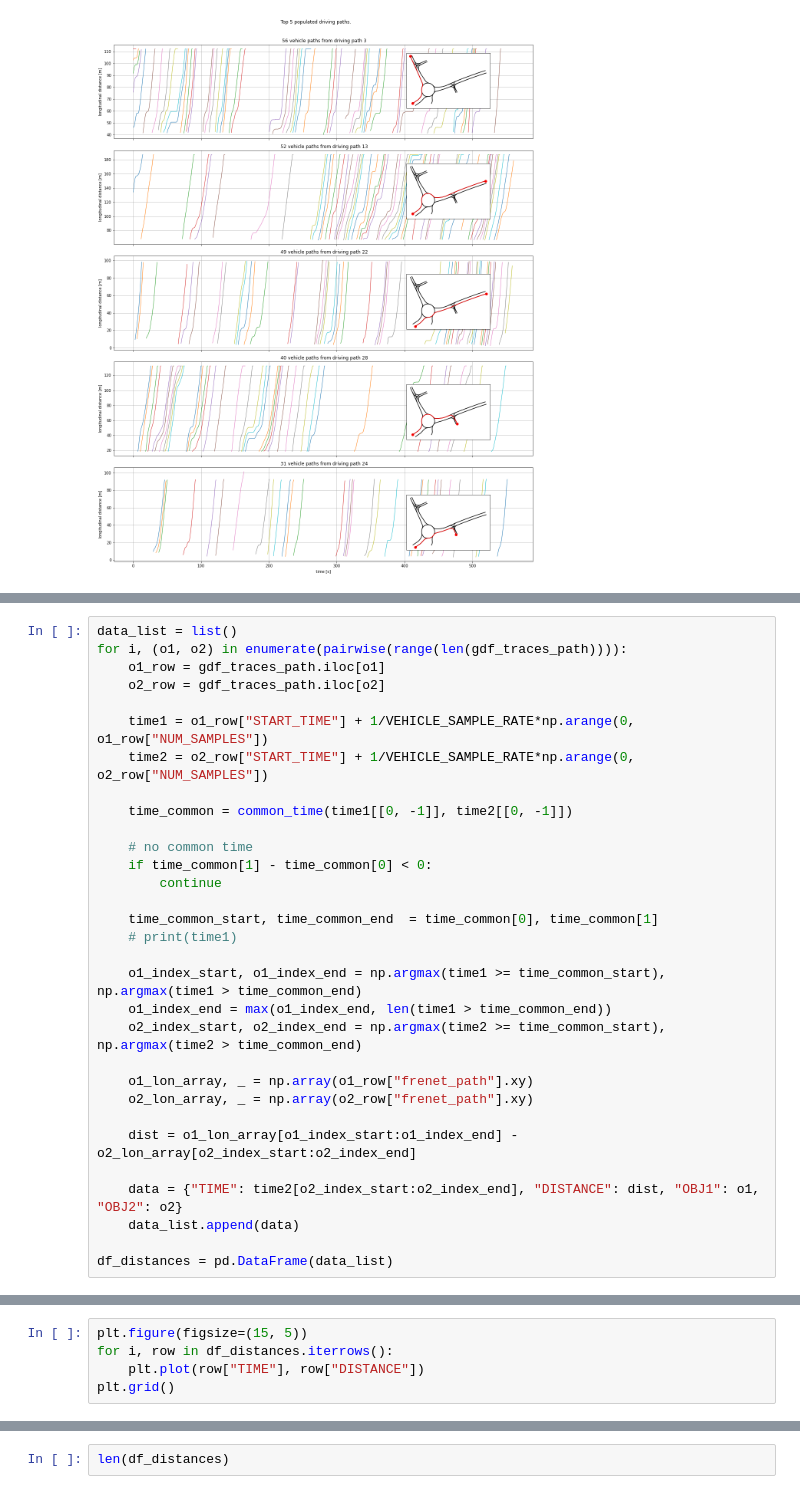
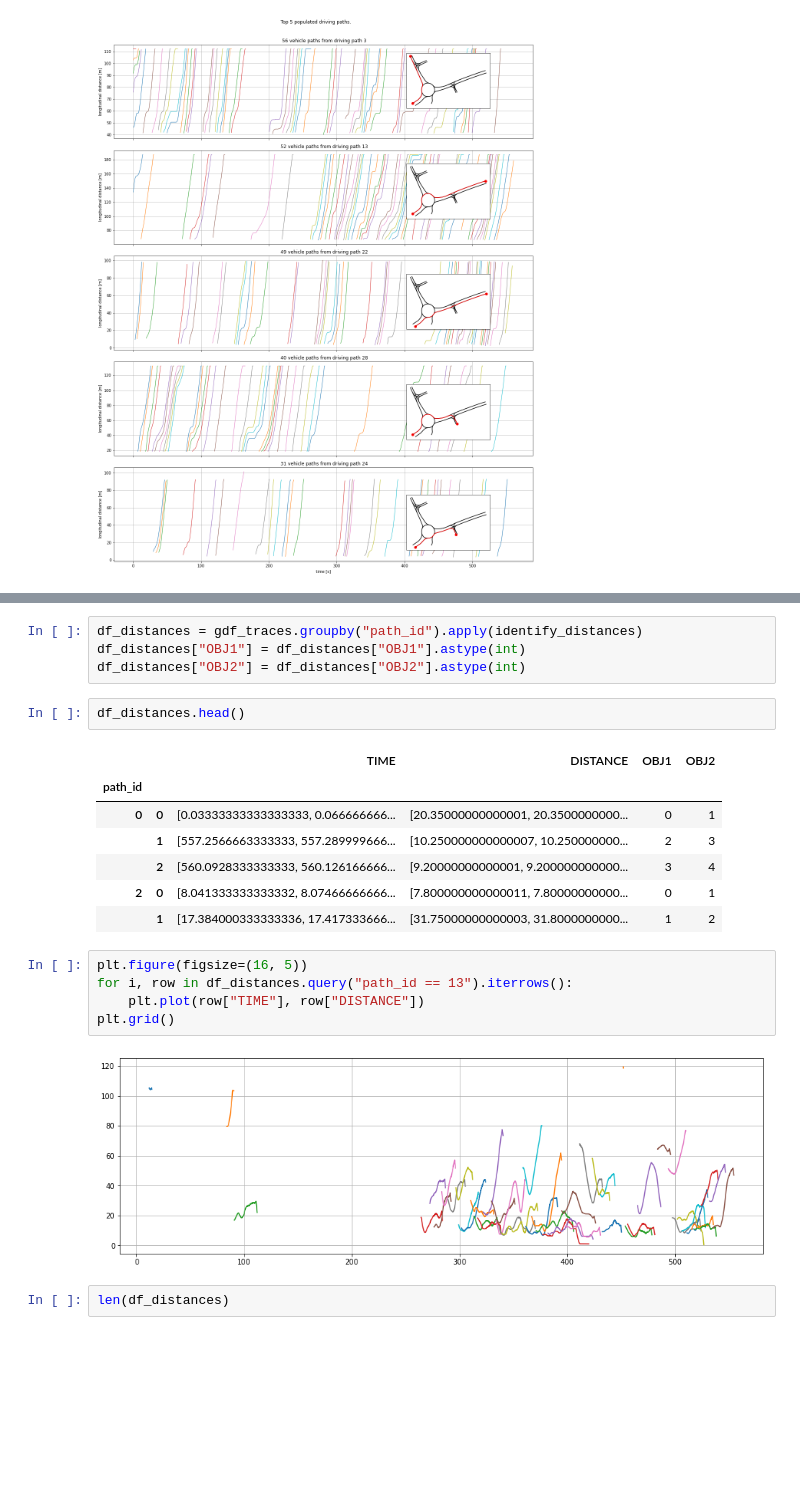
Before and after one commit to kopytjuk/opendd-analysis, a Jupyter notebook: notebooks/Distance Analysis.ipynb, the cells around one changed output, grey strips where cells are left out. Saved outputs shown, nothing was run; the diff lists cells and outputs as text; blank space fills up the shorter version.

```diff
--- a/notebooks/Distance Analysis.ipynb
+++ b/notebooks/Distance Analysis.ipynb
@@ -561,34 +572,3 @@ def common_time(tp1, tp2):
     t0 = max(tp1[0], tp2[0])
     t1 = min(tp1[1], tp2[1])
     return (t0, t1)
-# %%
-data_list = list()
-for i, (o1, o2) in enumerate(pairwise(range(len(gdf_traces_path)))):
-    o1_row = gdf_traces_path.iloc[o1]
-    o2_row = gdf_traces_path.iloc[o2]
-
-    time1 = o1_row["START_TIME"] + 1/VEHICLE_SAMPLE_RATE*np.arange(0, o1_row["NUM_SAMPLES"])
-    time2 = o2_row["START_TIME"] + 1/VEHICLE_SAMPLE_RATE*np.arange(0, o2_row["NUM_SAMPLES"])
-
-    time_common = common_time(time1[[0, -1]], time2[[0, -1]])
-
-    # no common time
-    if time_common[1] - time_common[0] < 0:
-        continue
-
-    time_common_start, time_common_end  = time_common[0], time_common[1]
-    # print(time1)
-
-    o1_index_start, o1_index_end = np.argmax(time1 >= time_common_start), np.argmax(time1 > time_common_end)
-    o1_index_end = max(o1_index_end, len(time1 > time_common_end))
-    o2_index_start, o2_index_end = np.argmax(time2 >= time_common_start), np.argmax(time2 > time_common_end)
-
-    o1_lon_array, _ = np.array(o1_row["frenet_path"].xy)
-    o2_lon_array, _ = np.array(o2_row["frenet_path"].xy)
-
-    dist = o1_lon_array[o1_index_start:o1_index_end] - o2_lon_array[o2_index_start:o2_index_end]
-
-    data = {"TIME": time2[o2_index_start:o2_index_end], "DISTANCE": dist, "OBJ1": o1, "OBJ2": o2}
-    data_list.append(data)
-
-df_distances = pd.DataFrame(data_list)
@@ -604,5 +574,0 @@ df_distances.head()
-# %%
-plt.figure(figsize=(15, 5))
-for i, row in df_distances.iterrows():
-    plt.plot(row["TIME"], row["DISTANCE"])
-plt.grid()
@@ -611,3 +637,24 @@ plt.grid()
+# %%
+df_distances = gdf_traces.groupby("path_id").apply(identify_distances)
+df_distances["OBJ1"] = df_distances["OBJ1"].astype(int)
+df_distances["OBJ2"] = df_distances["OBJ2"].astype(int)
+# %%
+df_distances.head()
+# %% [output]
+|  |  | TIME | DISTANCE | OBJ1 | OBJ2 |
+| path_id |  |  |  |  |  |
+| 0 | 0 | [0.03333333333333333, 0.066666666... | [20.35000000000001, 20.3500000000... | 0 | 1 |
+|  | 1 | [557.2566663333333, 557.289999666... | [10.250000000000007, 10.250000000... | 2 | 3 |
+|  | 2 | [560.0928333333333, 560.126166666... | [9.20000000000001, 9.200000000000... | 3 | 4 |
+| 2 | 0 | [8.041333333333332, 8.07466666666... | [7.800000000000011, 7.80000000000... | 0 | 1 |
+|  | 1 | [17.384000333333336, 17.417333666... | [31.75000000000003, 31.8000000000... | 1 | 2 |
+# %%
+plt.figure(figsize=(16, 5))
+for i, row in df_distances.query("path_id == 13").iterrows():
+    plt.plot(row["TIME"], row["DISTANCE"])
+plt.grid()
+# %% [output]
+[figure, added]
 # %%
 len(df_distances)
 # %% [output]
```
Also changed, not shown: parts of 41 cells of this notebook, 1 other file.
